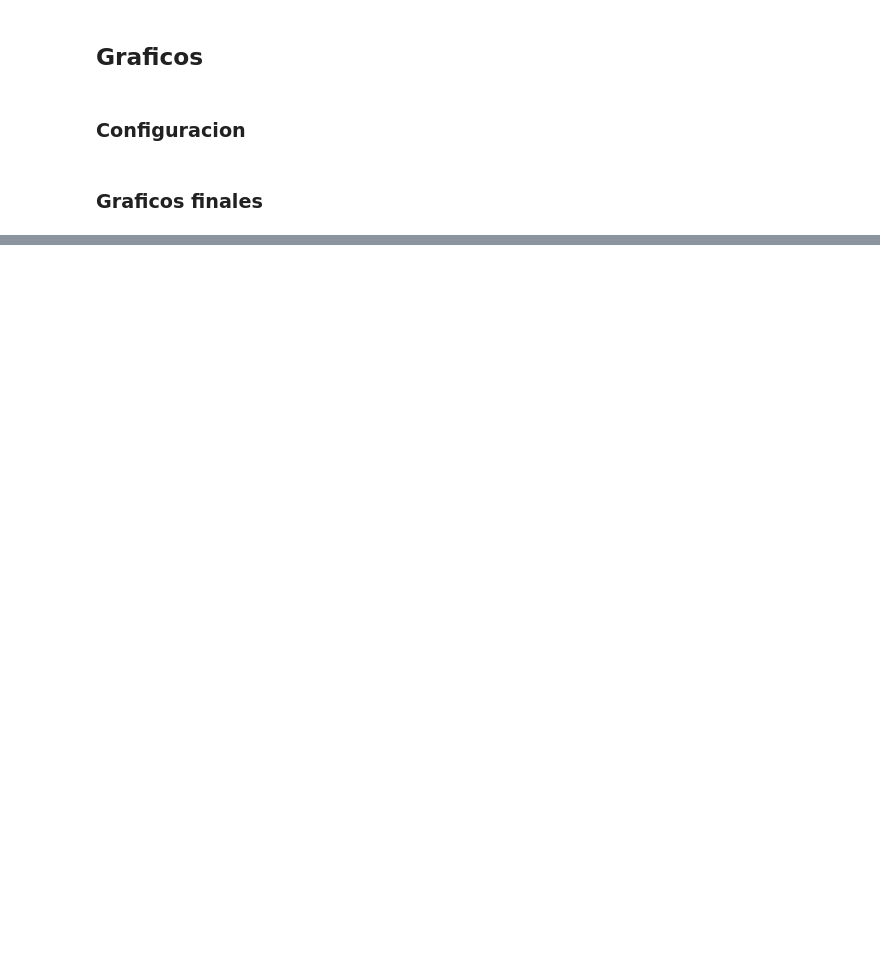
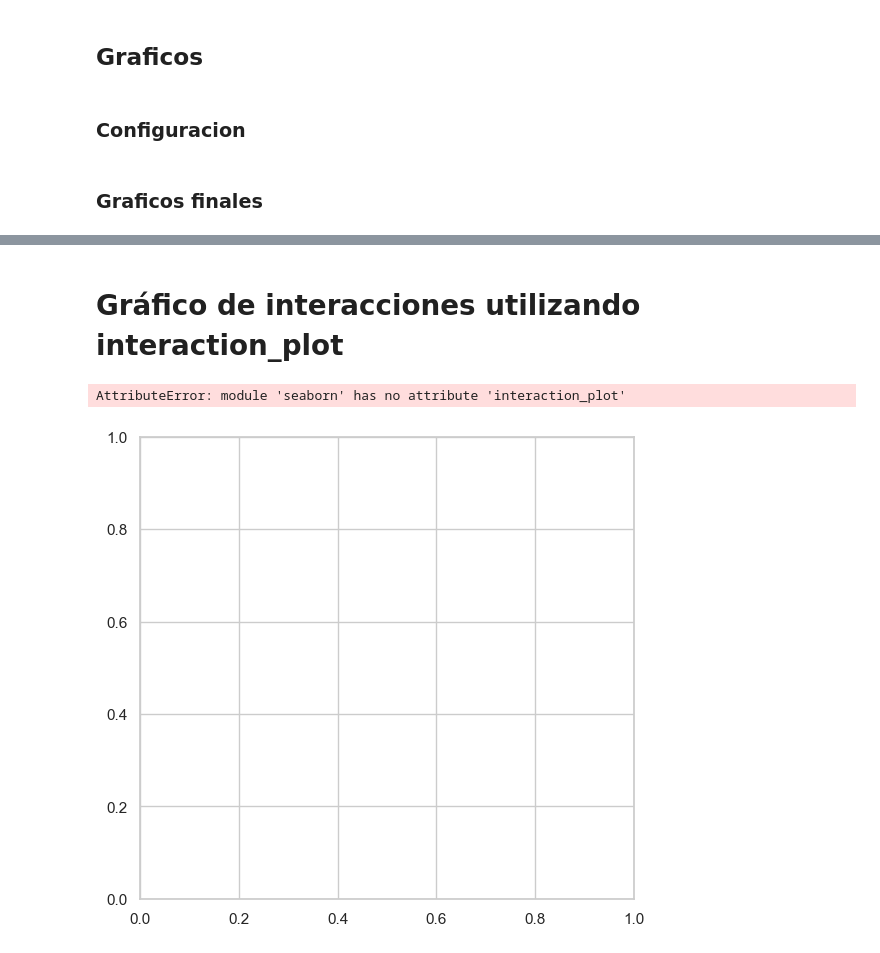
Before and after one commit to jalmengor/experimental-design-project, a Jupyter notebook: experimento.ipynb, the cells around one changed output, grey strips where cells are left out. Saved outputs shown, nothing was run; the diff lists cells and outputs as text; code cells hidden in the pictures; blank space fills up the shorter version.

```diff
--- a/experimento.ipynb
+++ b/experimento.ipynb
@@ -639,0 +718,25 @@ plt.show()
+# %% [markdown]
+# Gráfico de interacciones utilizando interaction_plot
+# %%
+# Gráfico de interacciones utilizando interaction_plot
+plt.figure(figsize=(14, 6))
+
+# Interacción entre Precipitación y Año
+plt.subplot(1, 2, 1)
+sns.interaction_plot(x=data['Year'], data=data, response=data['Production'], trace=data['Precipitation'], colors=['red', 'blue', 'green'])
+plt.xlabel('Año')
+plt.ylabel('Producción')
+plt.title('Interacción entre Precipitación y Año')
+
+# Interacción entre Temperatura y Año
+plt.subplot(1, 2, 2)
+sns.interaction_plot(x=data['Year'], data=data, response=data['Production'], trace=data['Temperature'], colors=['red', 'blue', 'green'])
+plt.xlabel('Año')
+plt.ylabel('Producción')
+plt.title('Interacción entre Temperatura y Año')
+
+plt.tight_layout()
+plt.show()
+# %% [output]
+AttributeError: module 'seaborn' has no attribute 'interaction_plot'
+[figure, added]
```
Also changed, not shown: parts of 10 cells of this notebook.
